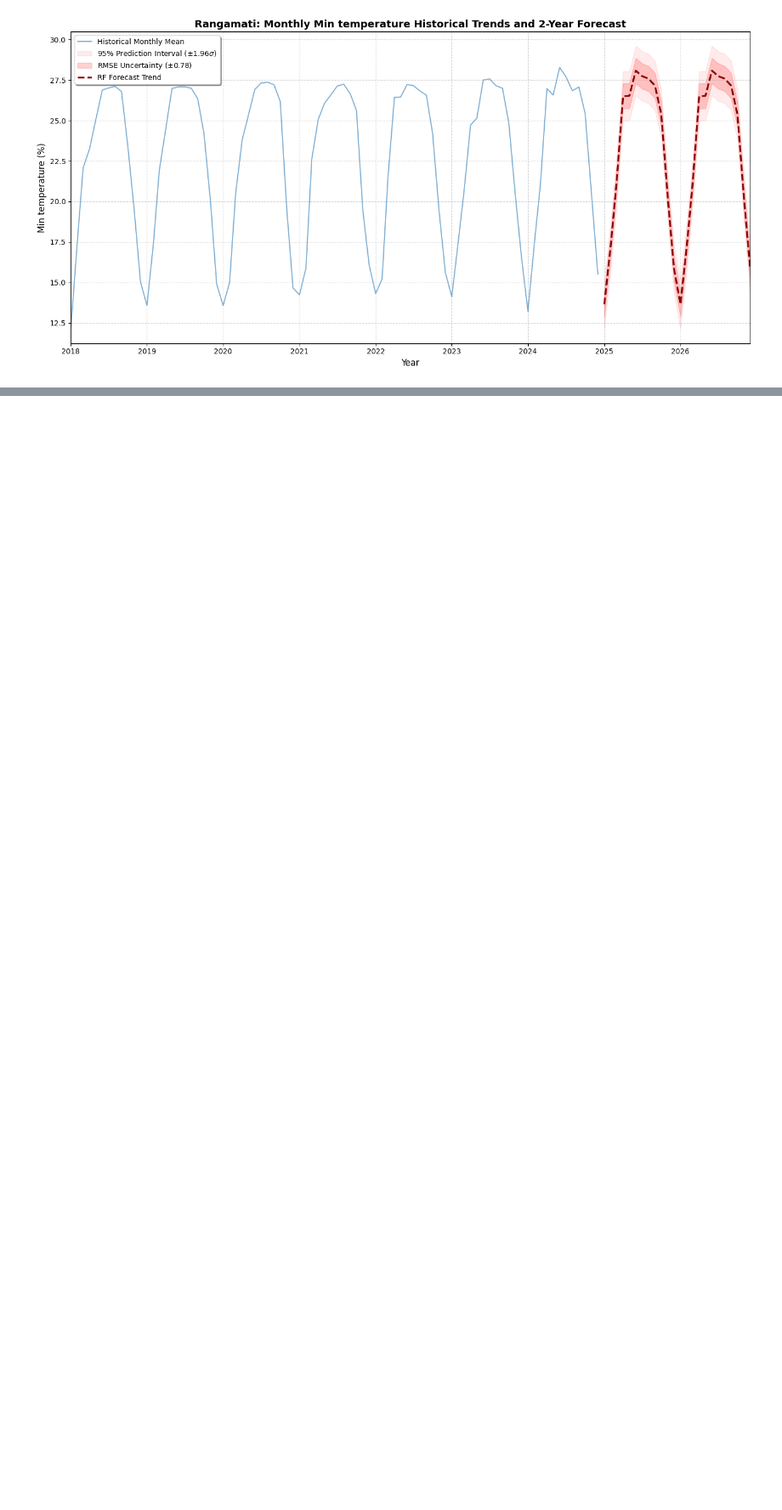
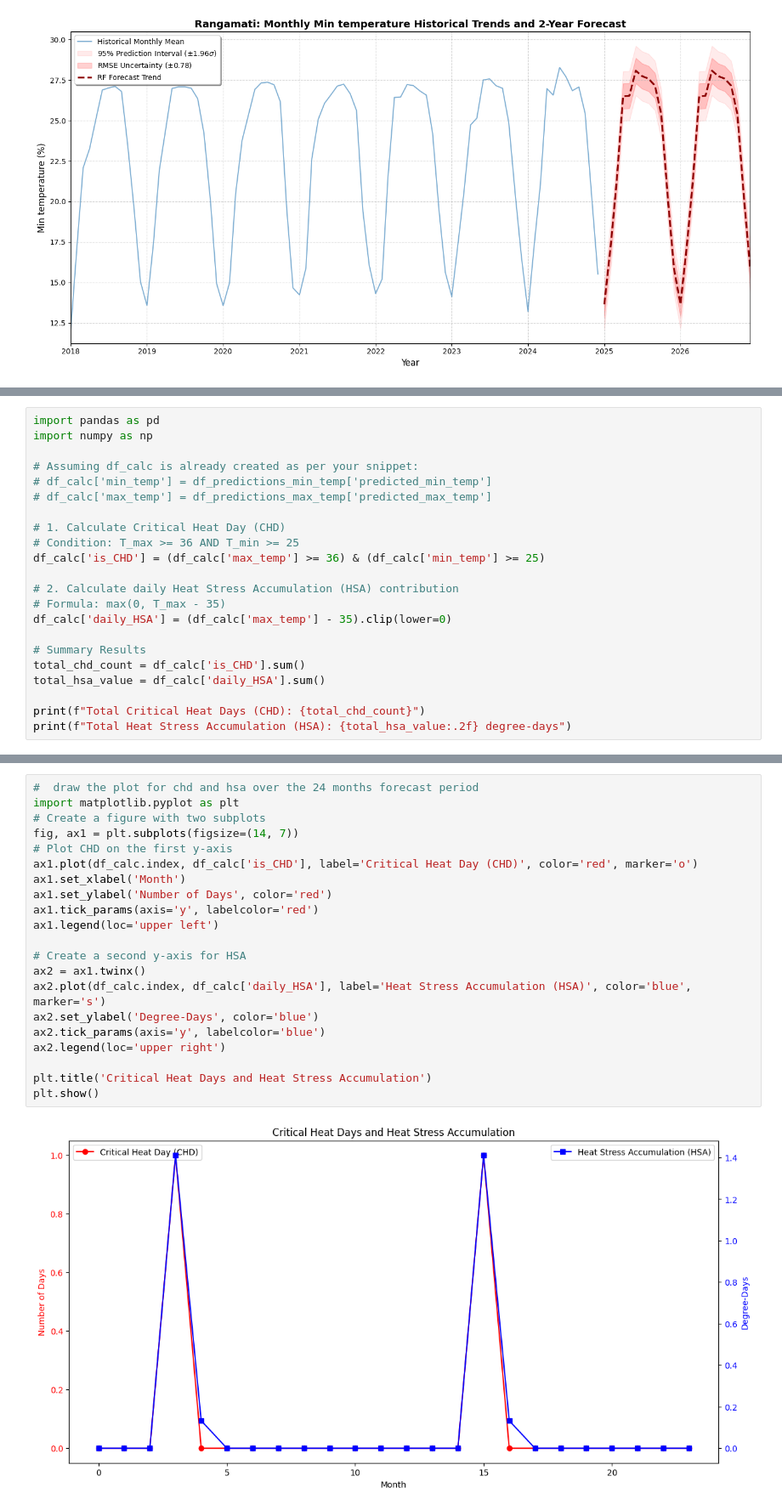
Before and after one commit to not-your-pancake/TCC_Journal, a Jupyter notebook: CCD_Agri_stress/rangamati.ipynb, the cells around one changed output, grey strips where cells are left out. Shown at 85% size. Saved outputs shown, nothing was run; the diff lists cells and outputs as text; blank space fills up the shorter version.

```diff
--- a/CCD_Agri_stress/rangamati.ipynb
+++ b/CCD_Agri_stress/rangamati.ipynb
@@ -1357,0 +1390,22 @@ df_predictions_min_temp.head()
+# %%
+import pandas as pd
+import numpy as np
+
+# Assuming df_calc is already created as per your snippet:
+# df_calc['min_temp'] = df_predictions_min_temp['predicted_min_temp']
+# df_calc['max_temp'] = df_predictions_max_temp['predicted_max_temp']
+
+# 1. Calculate Critical Heat Day (CHD)
+# Condition: T_max >= 36 AND T_min >= 25
+df_calc['is_CHD'] = (df_calc['max_temp'] >= 36) & (df_calc['min_temp'] >= 25)
+
+# 2. Calculate daily Heat Stress Accumulation (HSA) contribution
+# Formula: max(0, T_max - 35)
+df_calc['daily_HSA'] = (df_calc['max_temp'] - 35).clip(lower=0)
+
+# Summary Results
+total_chd_count = df_calc['is_CHD'].sum()
+total_hsa_value = df_calc['daily_HSA'].sum()
+
+print(f"Total Critical Heat Days (CHD): {total_chd_count}")
+print(f"Total Heat Stress Accumulation (HSA): {total_hsa_value:.2f} degree-days")
@@ -1357,0 +1415,23 @@ df_predictions_min_temp.head()
+# %%
+#  draw the plot for chd and hsa over the 24 months forecast period
+import matplotlib.pyplot as plt
+# Create a figure with two subplots
+fig, ax1 = plt.subplots(figsize=(14, 7))
+# Plot CHD on the first y-axis
+ax1.plot(df_calc.index, df_calc['is_CHD'], label='Critical Heat Day (CHD)', color='red', marker='o')
+ax1.set_xlabel('Month')
+ax1.set_ylabel('Number of Days', color='red')
+ax1.tick_params(axis='y', labelcolor='red')
+ax1.legend(loc='upper left')
+
+# Create a second y-axis for HSA
+ax2 = ax1.twinx()
+ax2.plot(df_calc.index, df_calc['daily_HSA'], label='Heat Stress Accumulation (HSA)', color='blue', marker='s')
+ax2.set_ylabel('Degree-Days', color='blue')
+ax2.tick_params(axis='y', labelcolor='blue')
+ax2.legend(loc='upper right')
+
+plt.title('Critical Heat Days and Heat Stress Accumulation')
+plt.show()
+# %% [output]
+[figure, added]
```
Also changed, not shown: parts of 6 cells of this notebook, 4 other files.
